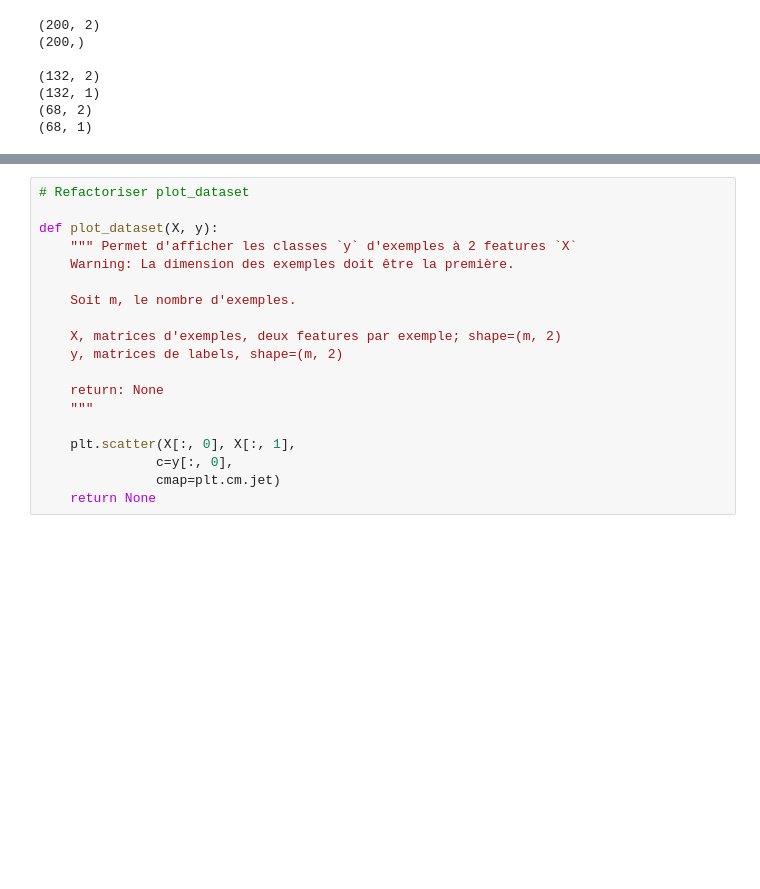
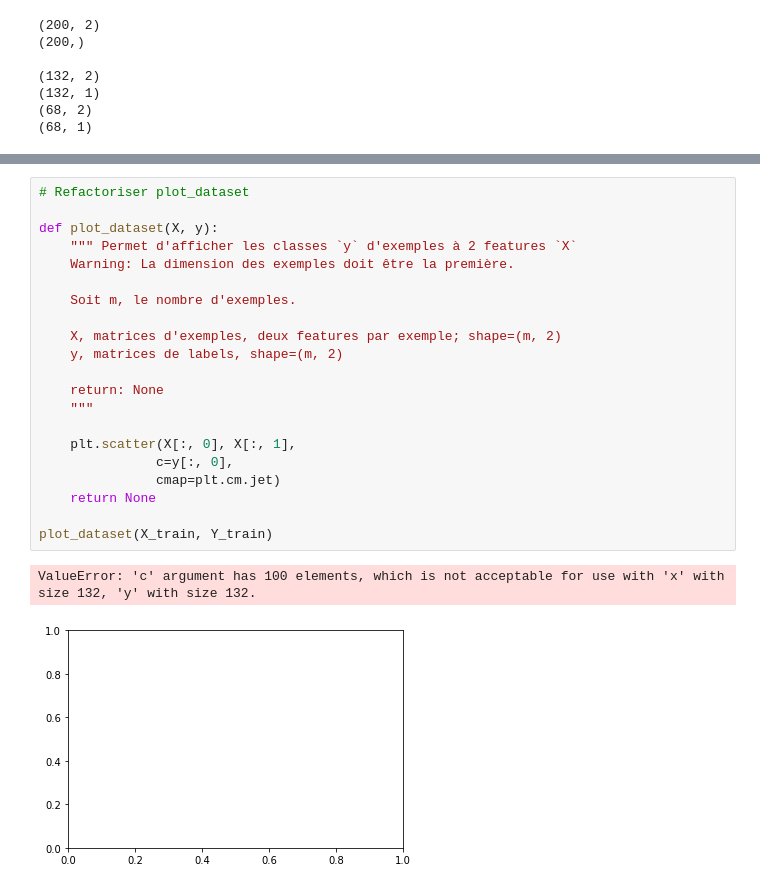
Before and after one commit to nonodamiens/synthetic_2D, a Jupyter notebook: Dataset Synthetic.ipynb, the cells around one changed output, grey strips where cells are left out. Cells and saved outputs as stored; diff of their text form; blank space fills up the shorter version.

```diff
--- a/Dataset Synthetic.ipynb
+++ b/Dataset Synthetic.ipynb
@@ -146,19 +190,24 @@ for each in (X_train, y_train, X_test, y_test):
 # %%
 # Refactoriser plot_dataset
 
 def plot_dataset(X, y):
     """ Permet d'afficher les classes `y` d'exemples à 2 features `X`
     Warning: La dimension des exemples doit être la première.
 
     Soit m, le nombre d'exemples.
 
     X, matrices d'exemples, deux features par exemple; shape=(m, 2)
     y, matrices de labels, shape=(m, 2)
 
     return: None
     """
 
     plt.scatter(X[:, 0], X[:, 1],
                c=y[:, 0],
                cmap=plt.cm.jet)
     return None
+
+plot_dataset(X_train, Y_train)
+# %% [output]
+ValueError: 'c' argument has 100 elements, which is not acceptable for use with 'x' with size 132, 'y' with size 132.
+[figure, added]
```
Also changed, not shown: parts of 2 cells of this notebook.
